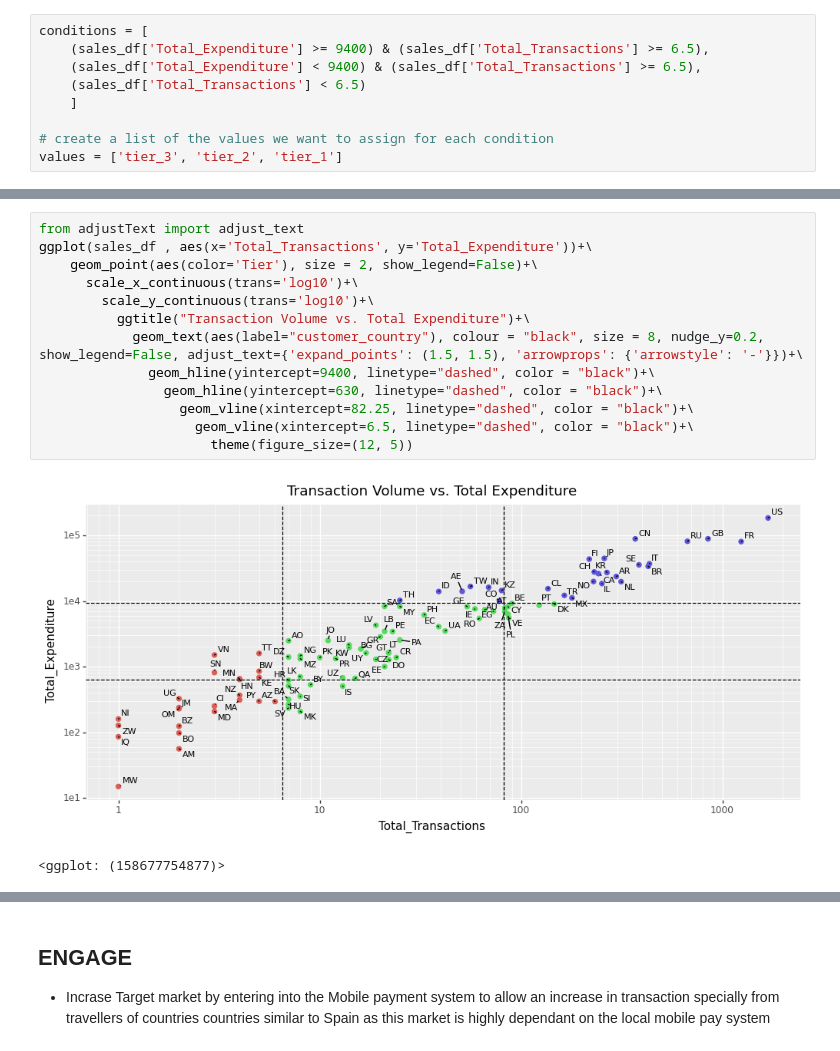
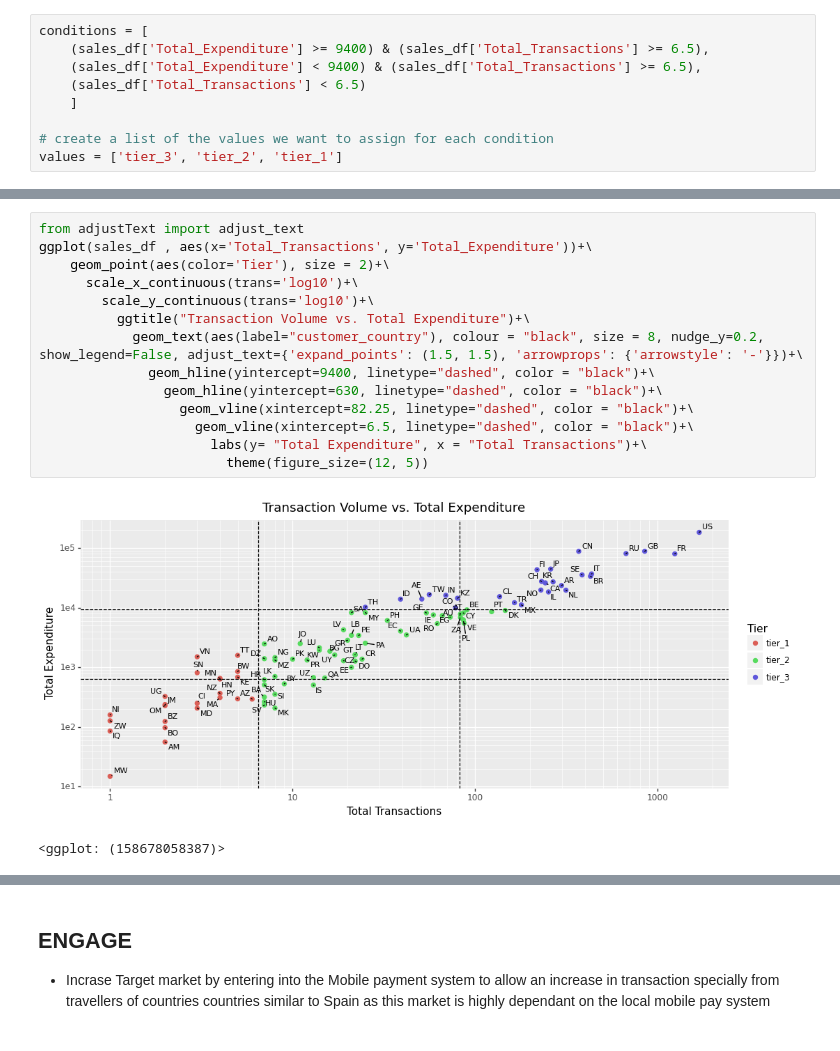
Before and after one commit to callysthenes/citibank_business_case_visual, a Jupyter notebook: EDA_Diana.ipynb, the cells around one changed output, grey strips where cells are left out. Drawn from its saved outputs; the diff is of its cells as text.

```diff
--- a/EDA_Diana.ipynb
+++ b/EDA_Diana.ipynb
@@ -508,16 +499,17 @@ sales_df.head(5)
 # %%
 from adjustText import adjust_text
 ggplot(sales_df , aes(x='Total_Transactions', y='Total_Expenditure'))+\
-    geom_point(aes(color='Tier'), size = 2, show_legend=False)+\
+    geom_point(aes(color='Tier'), size = 2)+\
       scale_x_continuous(trans='log10')+\
         scale_y_continuous(trans='log10')+\
           ggtitle("Transaction Volume vs. Total Expenditure")+\
             geom_text(aes(label="customer_country"), colour = "black", size = 8, nudge_y=0.2, show_legend=False, adjust_text={'expand_points': (1.5, 1.5), 'arrowprops': {'arrowstyle': '-'}})+\
               geom_hline(yintercept=9400, linetype="dashed", color = "black")+\
                 geom_hline(yintercept=630, linetype="dashed", color = "black")+\
                   geom_vline(xintercept=82.25, linetype="dashed", color = "black")+\
                     geom_vline(xintercept=6.5, linetype="dashed", color = "black")+\
-                      theme(figure_size=(12, 5))
+                      labs(y= "Total Expenditure", x = "Total Transactions")+\
+                        theme(figure_size=(12, 5))
 # %% [output]
-[figure, old version]
+[figure, new version]
-<ggplot: (158677754877)>
+<ggplot: (158678058387)>
```
Also changed, not shown: parts of 14 cells of this notebook.
